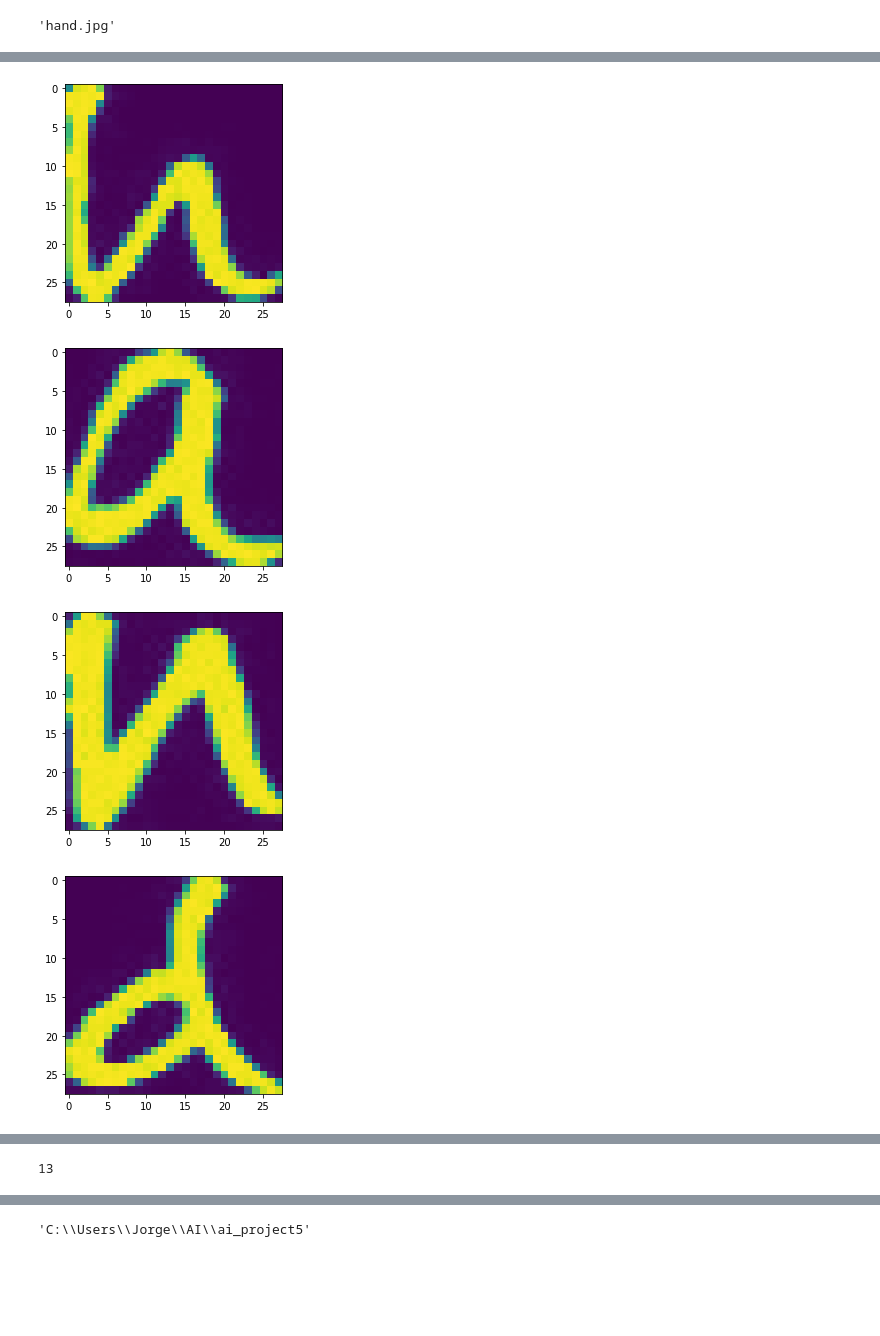
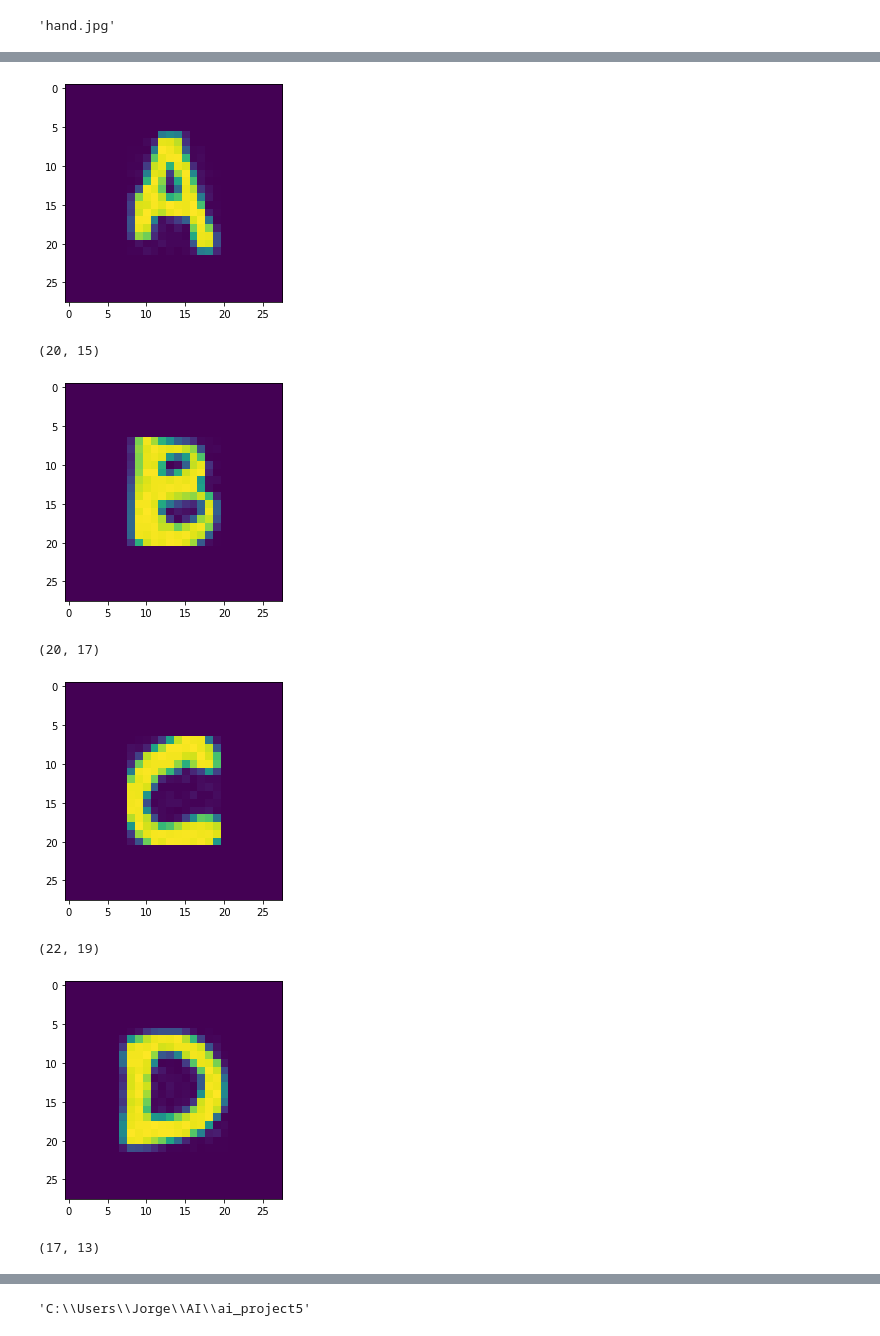
Before and after one commit to jneirar/ai_project5, a Jupyter notebook: ExtractLetter.ipynb, the cells around one changed output, grey strips where cells are left out. Saved outputs shown, nothing was run; the diff lists cells and outputs as text; code cells hidden in the pictures; blank space fills up the shorter version.

Commit message:
add padding to read leters

```diff
--- a/ExtractLetter.ipynb
+++ b/ExtractLetter.ipynb
@@ -28,7 +28,8 @@ To: C:\Users\Jorge\AI\ai_project5\hand.jpg
 'hand.jpg'
 # %%
 PATH = os.getcwd()
-img = cv2.imread(PATH + '/hand1.jpg')
+print(PATH)
+img = cv2.imread(PATH + '/abc.jpg')
 
 gray = cv2.cvtColor(img, cv2.COLOR_BGR2GRAY)
 ret, thresh = cv2.threshold(gray, 10, 255, cv2.THRESH_BINARY_INV)
@@ -50,10 +51,21 @@ for i in boxes:
     w = i[2]
     h = i[3]
     cropped = gray[y:y+h, x:x+w]
-    cropped = 255 - cropped
-    cropped = cv2.resize(cropped, (28, 28))
-    images.append(cropped)
-    plt.imshow(cropped)
+    inverted = 255 - cropped
+    print(inverted.shape)
+    height = inverted.shape[0]
+    width = inverted.shape[1]
+    if (height > width):
+        diff = height - width
+        padding = cv2.copyMakeBorder(inverted,10,10,10+int(diff/2),10+int(diff/2),cv2.BORDER_CONSTANT,value=[0,0,0])
+    elif (height == width):
+        padding = cv2.copyMakeBorder(inverted,10,10,10,10,cv2.BORDER_CONSTANT,value=[0,0,0])
+    else:
+        diff = width - height
+        padding = cv2.copyMakeBorder(inverted,10+int(diff/2),10+int(diff/2),10,10,cv2.BORDER_CONSTANT,value=[0,0,0])
+    resized = cv2.resize(padding, (28, 28))
+    images.append(resized)
+    plt.imshow(resized)
     plt.show()
 print(len(images))
 # %% [output]
@@ -60,4 +74,8 @@ print(len(images))
-[figure, old version]
+[figure, new version]
+(20, 15)
-[figure, old version]
+[figure, new version]
+(20, 17)
-[figure, old version]
+[figure, new version]
+(22, 19)
-[figure, old version]
+[figure, new version]
+(17, 13)
@@ -73 +84,0 @@ print(len(images))
-13
```
Also changed, not shown: parts of 4 cells of this notebook.
